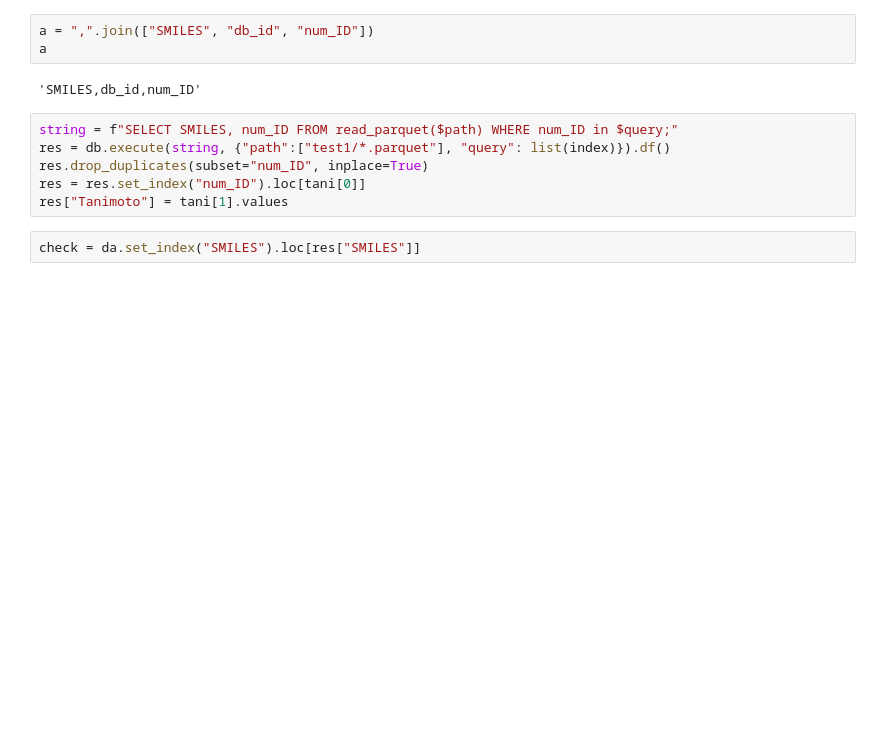
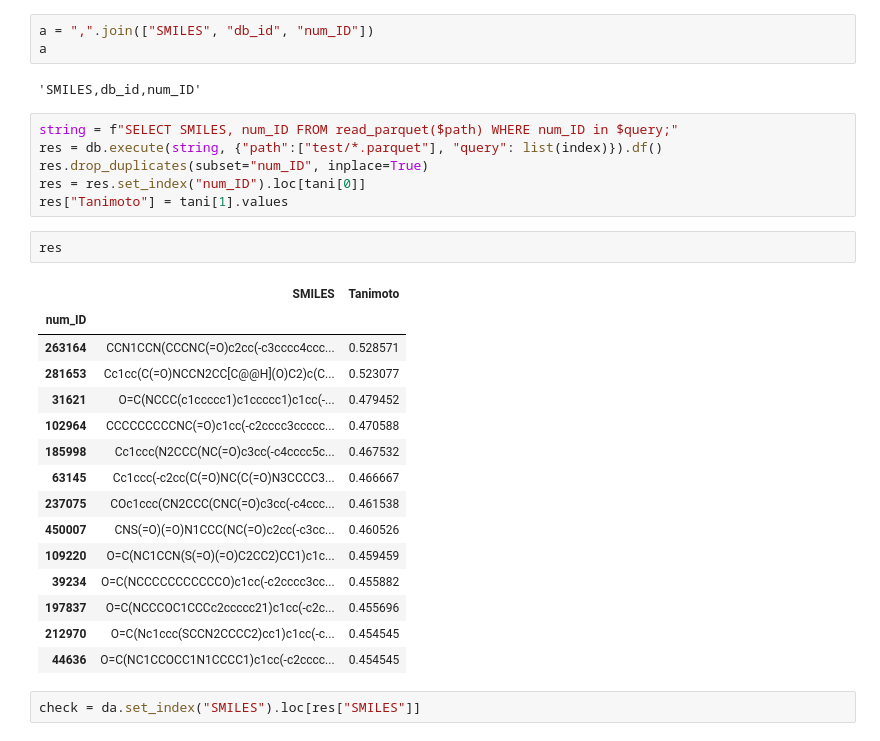
Before and after one commit to zaky02/LibMiner, a Jupyter notebook: clean/cluster_search.ipynb, the cells around one changed output. Drawn from its saved outputs; the diff is of its cells as text; blank space fills up the shorter version.

```diff
--- a/clean/cluster_search.ipynb
+++ b/clean/cluster_search.ipynb
@@ -2380,9 +1855,27 @@ a
 'SMILES,db_id,num_ID'
 # %%
 string = f"SELECT SMILES, num_ID FROM read_parquet($path) WHERE num_ID in $query;"
-res = db.execute(string, {"path":["test1/*.parquet"], "query": list(index)}).df()
+res = db.execute(string, {"path":["test/*.parquet"], "query": list(index)}).df()
 res.drop_duplicates(subset="num_ID", inplace=True)
 res = res.set_index("num_ID").loc[tani[0]]
 res["Tanimoto"] = tani[1].values
+# %%
+res
+# %% [output]
+|  | SMILES | Tanimoto |
+| num_ID |  |  |
+| 263164 | CCN1CCN(CCCNC(=O)c2cc(-c3cccc4ccc... | 0.528571 |
+| 281653 | Cc1cc(C(=O)NCCN2CC[C@@H](O)C2)c(C... | 0.523077 |
+| 31621 | O=C(NCCC(c1ccccc1)c1ccccc1)c1cc(-... | 0.479452 |
+| 102964 | CCCCCCCCCNC(=O)c1cc(-c2cccc3ccccc... | 0.470588 |
+| 185998 | Cc1ccc(N2CCC(NC(=O)c3cc(-c4cccc5c... | 0.467532 |
+| 63145 | Cc1ccc(-c2cc(C(=O)NC(C(=O)N3CCCC3... | 0.466667 |
+| 237075 | COc1ccc(CN2CCC(CNC(=O)c3cc(-c4ccc... | 0.461538 |
+| 450007 | CNS(=O)(=O)N1CCC(NC(=O)c2cc(-c3cc... | 0.460526 |
+| 109220 | O=C(NC1CCN(S(=O)(=O)C2CC2)CC1)c1c... | 0.459459 |
+| 39234 | O=C(NCCCCCCCCCCCO)c1cc(-c2cccc3cc... | 0.455882 |
+| 197837 | O=C(NCCCOC1CCCc2ccccc21)c1cc(-c2c... | 0.455696 |
+| 212970 | O=C(Nc1ccc(SCCN2CCCC2)cc1)c1cc(-c... | 0.454545 |
+| 44636 | O=C(NC1CCOCC1N1CCCC1)c1cc(-c2cccc... | 0.454545 |
 # %%
 check = da.set_index("SMILES").loc[res["SMILES"]]
```
Also changed, not shown: parts of 113 cells of this notebook, 6 other files.
